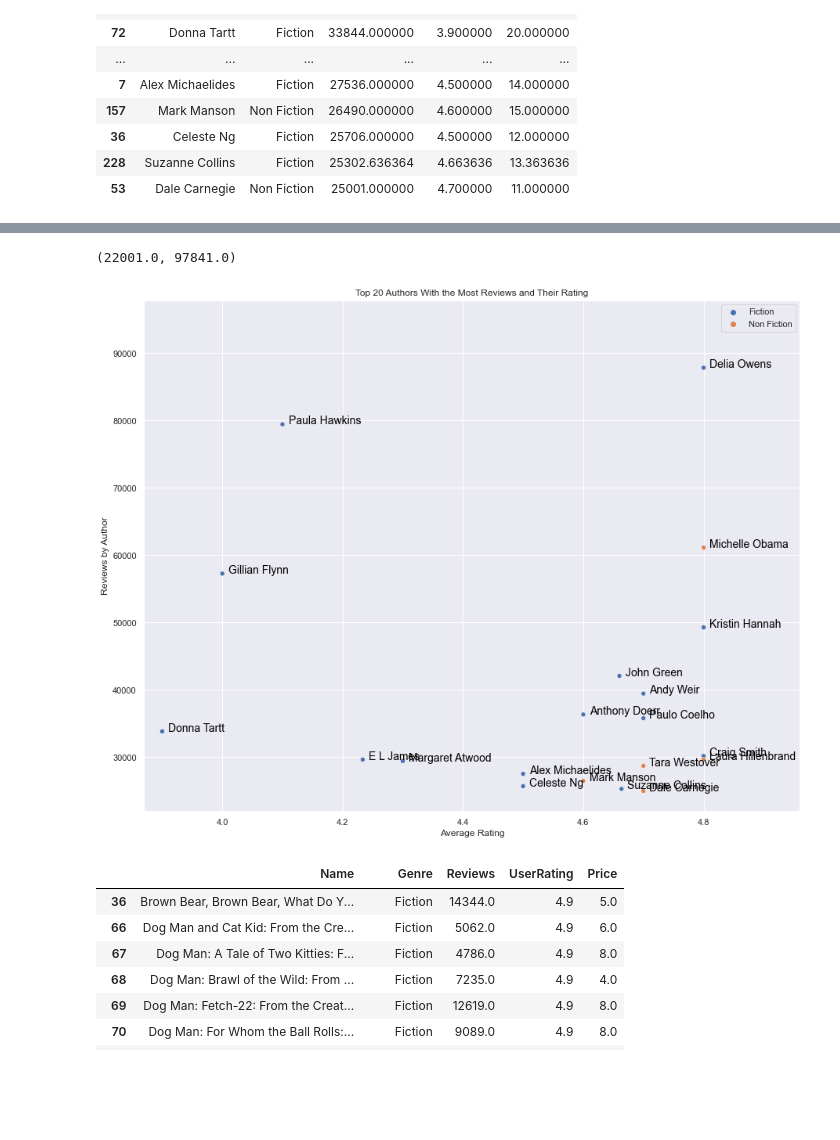
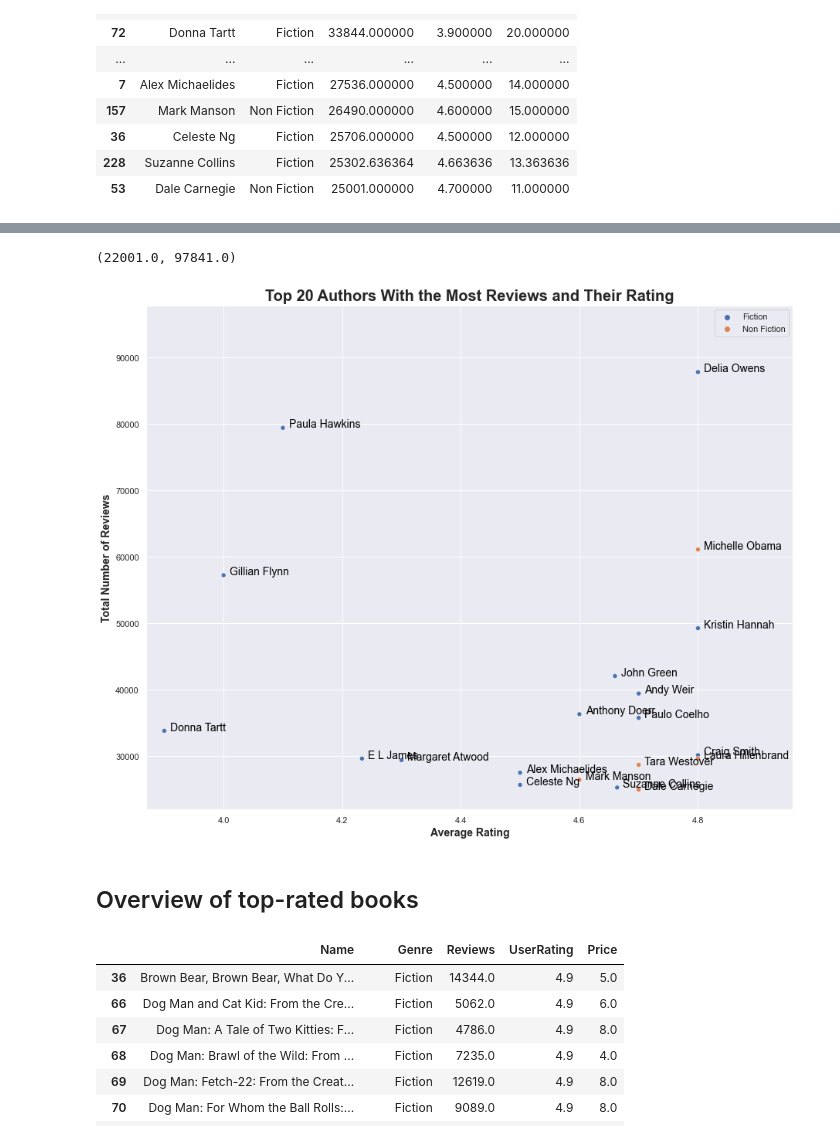
Before and after one commit to IhorLuk/MyPortfolio, a Jupyter notebook: Amazone bestselling books.ipynb, the cells around one changed output, grey strips where cells are left out. Saved outputs shown, nothing was run; the diff lists cells and outputs as text; code cells hidden in the pictures; blank space fills up the shorter version.

```diff
--- a/Amazone bestselling books.ipynb
+++ b/Amazone bestselling books.ipynb
@@ -121,23 +118,26 @@ sns.displot(dfByAuthor.sort_values('Reviews',ascending=False).head(20)['Genre'])
 # %%
+#Building a scatterplot using seaborn
 df_scatter = dfByAuthor.sort_values('Reviews',ascending=False).head(20)
 df_scatter.reset_index(inplace=True)
 plt.figure(figsize=(15,12))
 
 sns.set_theme()
 sns.scatterplot(data=df_scatter,x='UserRating',y='Reviews',hue='Genre',sizes=12)
 
-plt.title('Top 20 Authors With the Most Reviews and Their Rating')
-plt.xlabel('Average Rating')
-plt.ylabel('Reviews by Author')
+plt.title('Top 20 Authors With the Most Reviews and Their Rating', fontdict={'weight':'bold','size': 20})
+plt.xlabel('Average Rating', fontdict={'weight':'bold','size': 14})
+plt.ylabel('Total Number of Reviews', fontdict={'weight':'bold','size': 14})
 plt.legend(loc='best')
 
 for i in range(df_scatter.shape[0]):
     plt.text(x=df_scatter.UserRating[i]+0.01,y=df_scatter.Reviews[i]+1,s=df_scatter.Author[i],
              fontdict=dict(color='black',size=14))
 
 plt.xlim(df_scatter.UserRating.min()-0.03,df_scatter.UserRating.max()+0.16)
 plt.ylim(df_scatter.Reviews.min()-3000,df_scatter.Reviews.max()+10000)
 # %% [output]
 (22001.0, 97841.0)
-[figure, old version]
+[figure, new version]
+# %% [markdown]
+## Overview of top-rated books
 # %%
```
Also changed, not shown: parts of 23 cells of this notebook.
